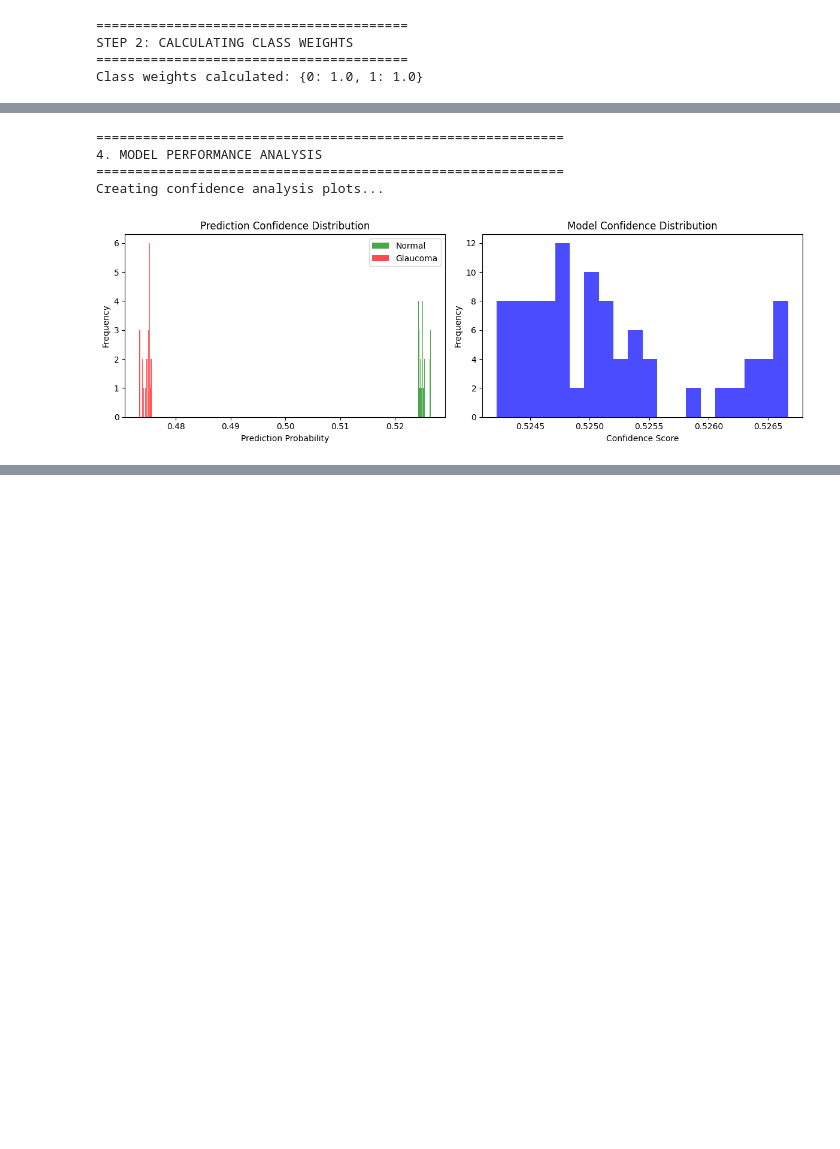
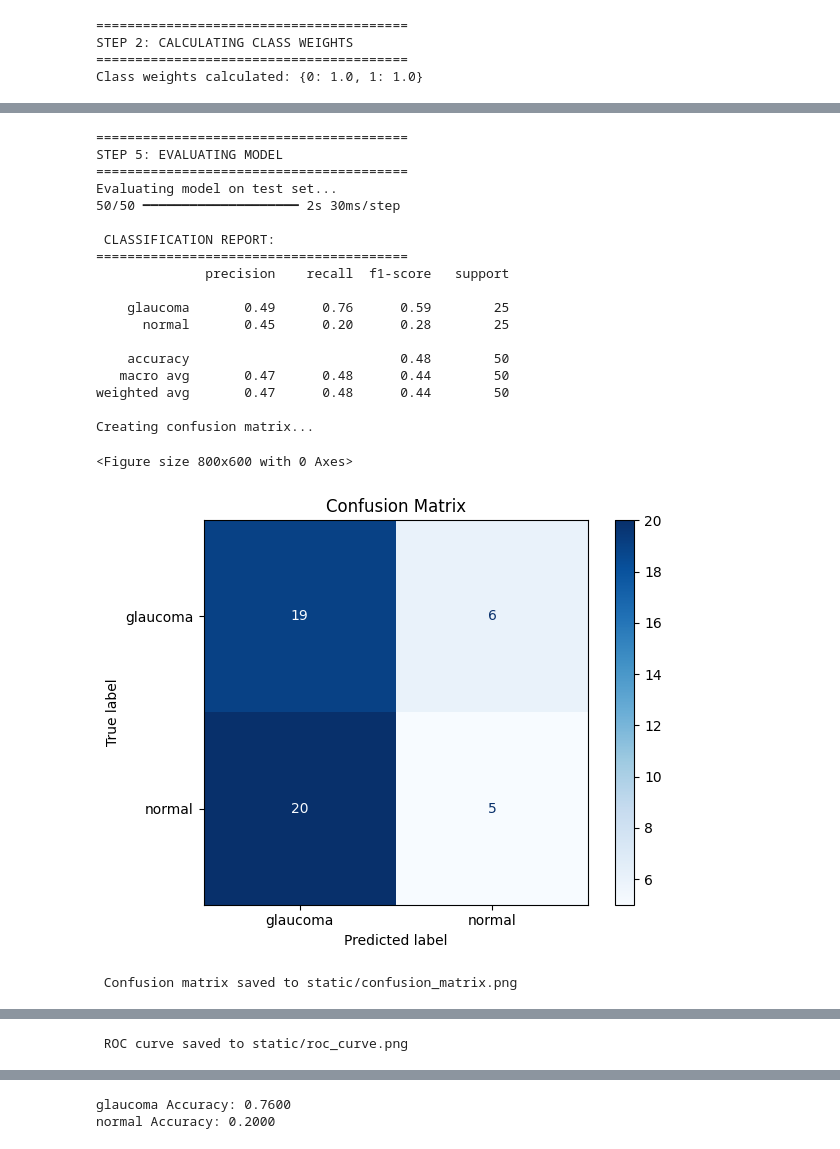
Before and after one commit to Deolinda1506/ml, a Jupyter notebook: notebook/glaucoma.ipynb, the cells around one changed output, grey strips where cells are left out. Saved outputs shown, nothing was run; the diff lists cells and outputs as text; code cells hidden in the pictures; blank space fills up the shorter version.

```diff
--- a/notebook/glaucoma.ipynb
+++ b/notebook/glaucoma.ipynb
@@ -395,6 +455,7 @@ y_pred_proba = y_pred[:, 1]  # Probability of positive class (glaucoma)
 # Print classification report
 print("\n CLASSIFICATION REPORT:")
 print("=" * 40)
+labels_names = labels
 print(classification_report(y_true, y_pred_labels, target_names=labels_names))
 
 # Calculate additional metrics
@@ -469,35 +530,51 @@ print("=" * 40)
 print(f"Accuracy: {np.mean(y_true == y_pred_labels):.4f}")
 print(f"ROC AUC: {roc_auc:.4f}")
 print(f"Average Precision: {avg_precision:.4f}")
 print(f"Macro Avg Precision: {np.mean(precision_per_class):.4f}")
 print(f"Macro Avg Recall: {np.mean(recall_per_class):.4f}")
 print(f"Macro Avg F1-Score: {np.mean(f1_per_class):.4f}")
 
 # Save detailed evaluation results
 evaluation_results = {
     'classification_report': classification_report(y_true, y_pred_labels, target_names=labels_names, output_dict=True),
     'confusion_matrix': cm.tolist(),
     'roc_auc': float(roc_auc),
     'average_precision': float(avg_precision),
     'per_class_metrics': {
         'precision': precision_per_class.tolist(),
         'recall': recall_per_class.tolist(),
         'f1_score': f1_per_class.tolist()
     },
     'overall_metrics': {
         'accuracy': float(np.mean(y_true == y_pred_labels)),
         'macro_avg_precision': float(np.mean(precision_per_class)),
         'macro_avg_recall': float(np.mean(recall_per_class)),
         'macro_avg_f1': float(np.mean(f1_per_class))
     }
 }
 
 with open(f'{STATIC_DIR}/evaluation_results.json', 'w') as f:
     json.dump(evaluation_results, f, indent=2)
 print(" Evaluation results saved to static/evaluation_results.json")
 # %% [output]
-============================================================
-4. MODEL PERFORMANCE ANALYSIS
-============================================================
-Creating confidence analysis plots...
+========================================
+STEP 5: EVALUATING MODEL
+========================================
+Evaluating model on test set...
+50/50 ━━━━━━━━━━━━━━━━━━━━ 2s 30ms/step
+
+ CLASSIFICATION REPORT:
+========================================
+              precision    recall  f1-score   support
+
+    glaucoma       0.49      0.76      0.59        25
+      normal       0.45      0.20      0.28        25
+
+    accuracy                           0.48        50
+   macro avg       0.47      0.48      0.44        50
+weighted avg       0.47      0.48      0.44        50
+
+Creating confusion matrix...
+<Figure size 800x600 with 0 Axes>
-[figure, old version]
+[figure, new version]
+ Confusion matrix saved to static/confusion_matrix.png
@@ -504,0 +582 @@ Creating confidence analysis plots...
+ ROC curve saved to static/roc_curve.png
@@ -505,3 +601,12 @@ Creating confidence analysis plots...
+# %%
+# Calculate and print per-class accuracy
+for i, class_name in enumerate(labels_names):
+    class_indices = np.where(y_true == i)[0]
+    class_accuracy = np.mean(y_pred_labels[class_indices] == y_true[class_indices])
+    print(f"{class_name} Accuracy: {class_accuracy:.4f}")
+# %% [output]
+glaucoma Accuracy: 0.7600
+normal Accuracy: 0.2000
 # %%
 print("\n" + "=" * 40)
 print("STEP 6: PLOTTING TRAINING HISTORY")
```
Also changed, not shown: parts of 6 cells of this notebook, 10 other files.
